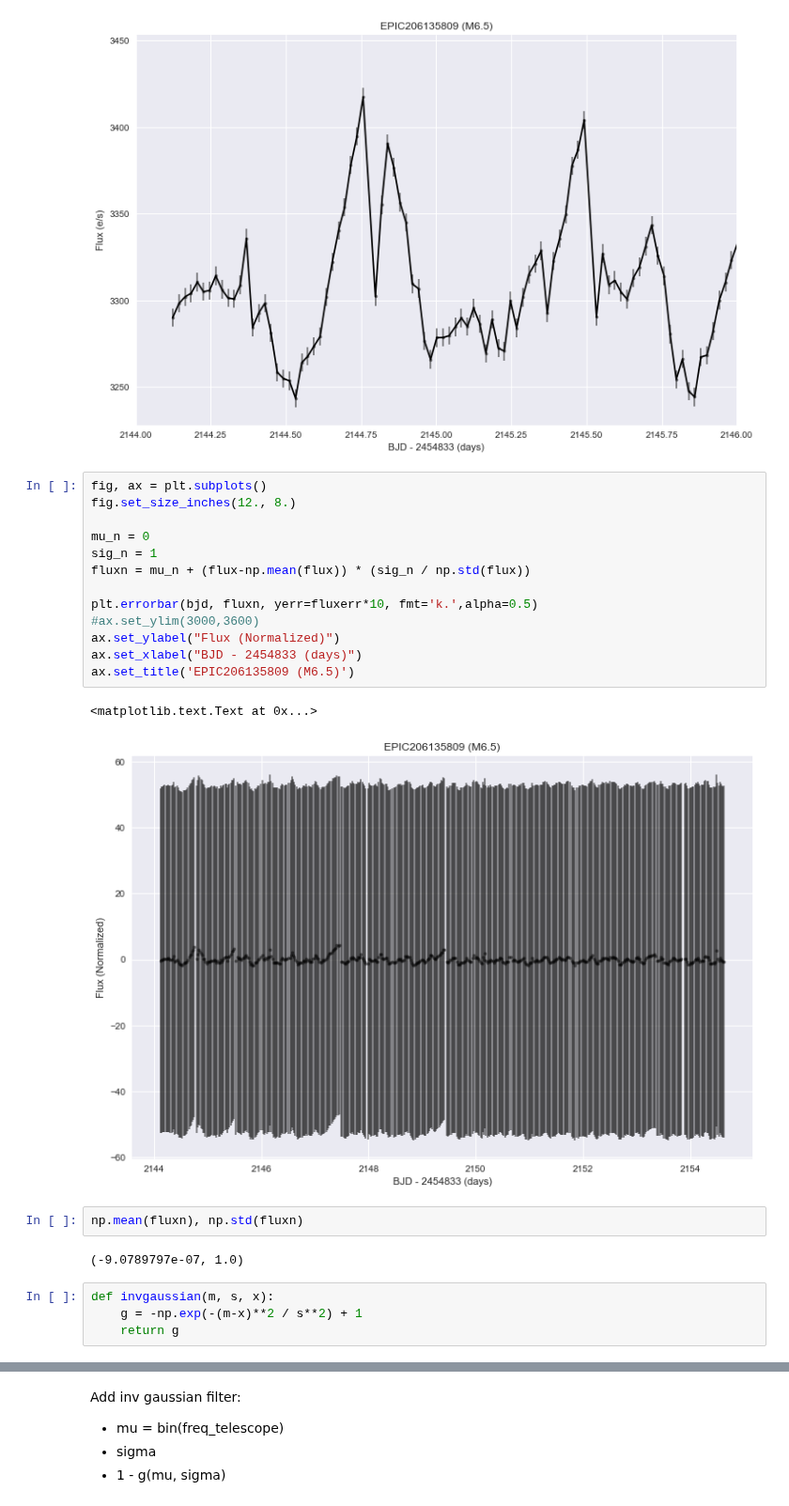
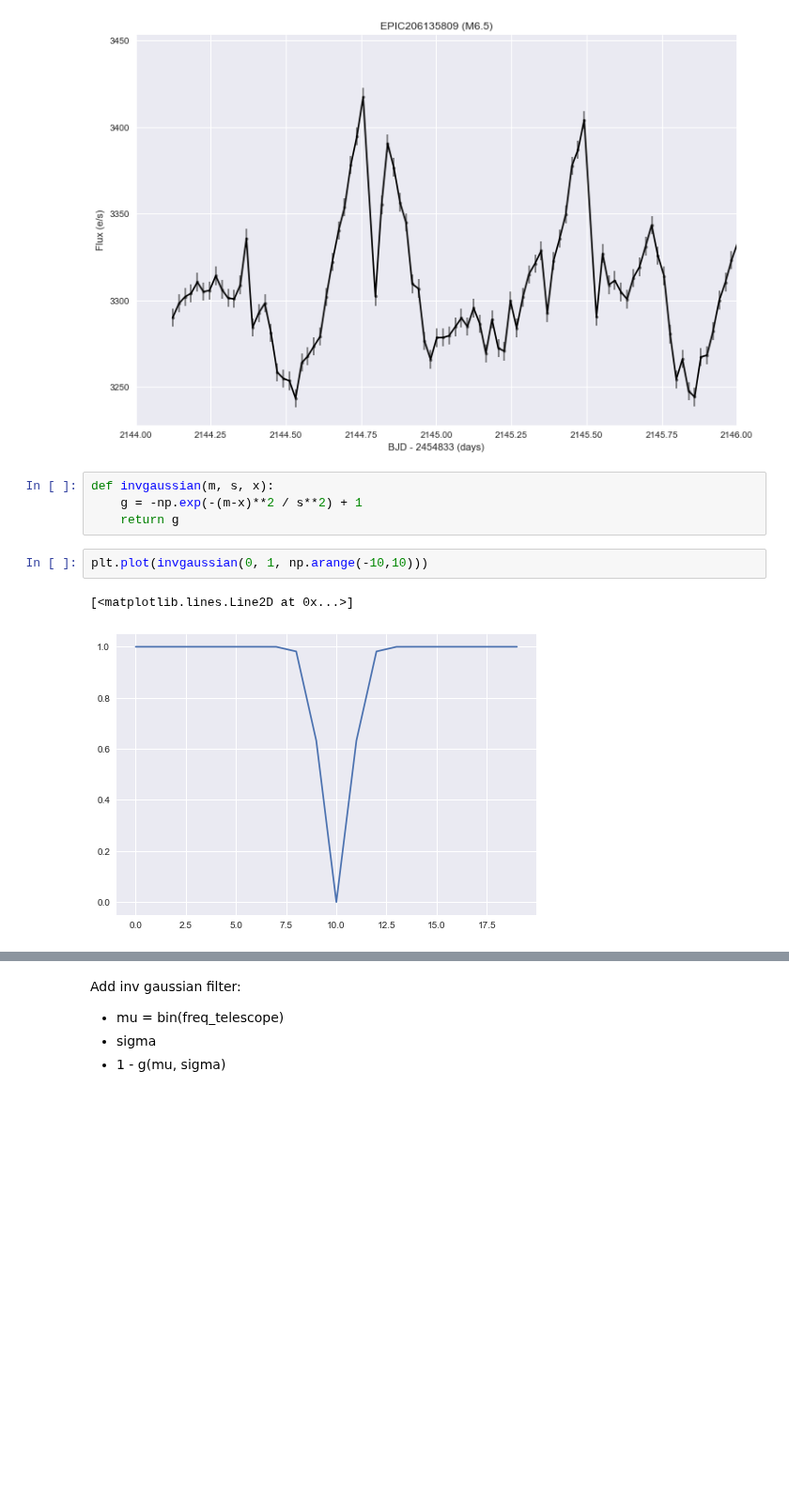
Before and after one commit to RileyWClarke/BiancoGroup, a Jupyter notebook: BiancoGroup_fftfiltering.ipynb, the cells around one changed output, grey strips where cells are left out. Shown at 94% size. Saved outputs shown, nothing was run; the diff lists cells and outputs as text; blank space fills up the shorter version.

```diff
--- a/BiancoGroup_fftfiltering.ipynb
+++ b/BiancoGroup_fftfiltering.ipynb
@@ -99,27 +99,12 @@ ax.set_title('EPIC206135809 (M6.5)')
 plt.savefig('Figures/EPIC206135809_lc.png')
 # %% [output]
 [figure]
-# %%
-fig, ax = plt.subplots()
-fig.set_size_inches(12., 8.)
-
-mu_n = 0
-sig_n = 1
-fluxn = mu_n + (flux-np.mean(flux)) * (sig_n / np.std(flux))
-
-plt.errorbar(bjd, fluxn, yerr=fluxerr*10, fmt='k.',alpha=0.5)
-#ax.set_ylim(3000,3600)
-ax.set_ylabel("Flux (Normalized)")
-ax.set_xlabel("BJD - 2454833 (days)")
-ax.set_title('EPIC206135809 (M6.5)')
-# %% [output]
-<matplotlib.text.Text at 0x...>
-[figure, removed]
-# %%
-np.mean(fluxn), np.std(fluxn)
-# %% [output]
-(-9.0789797e-07, 1.0)
 # %%
 def invgaussian(m, s, x):
     g = -np.exp(-(m-x)**2 / s**2) + 1
     return g
+# %%
+plt.plot(invgaussian(0, 1, np.arange(-10,10)))
+# %% [output]
+[<matplotlib.lines.Line2D at 0x...>]
+[figure, added]
```
Also changed, not shown: parts of 8 cells of this notebook.
